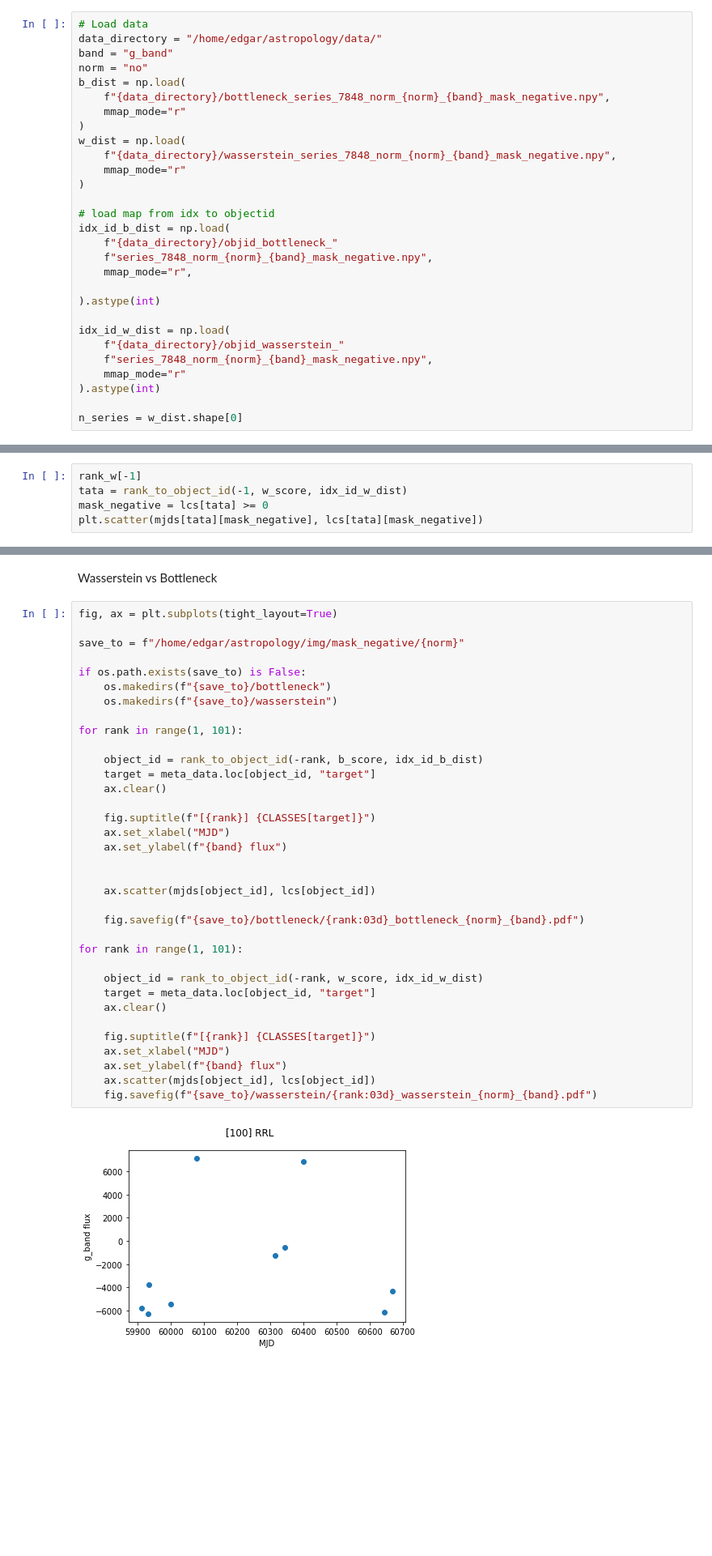
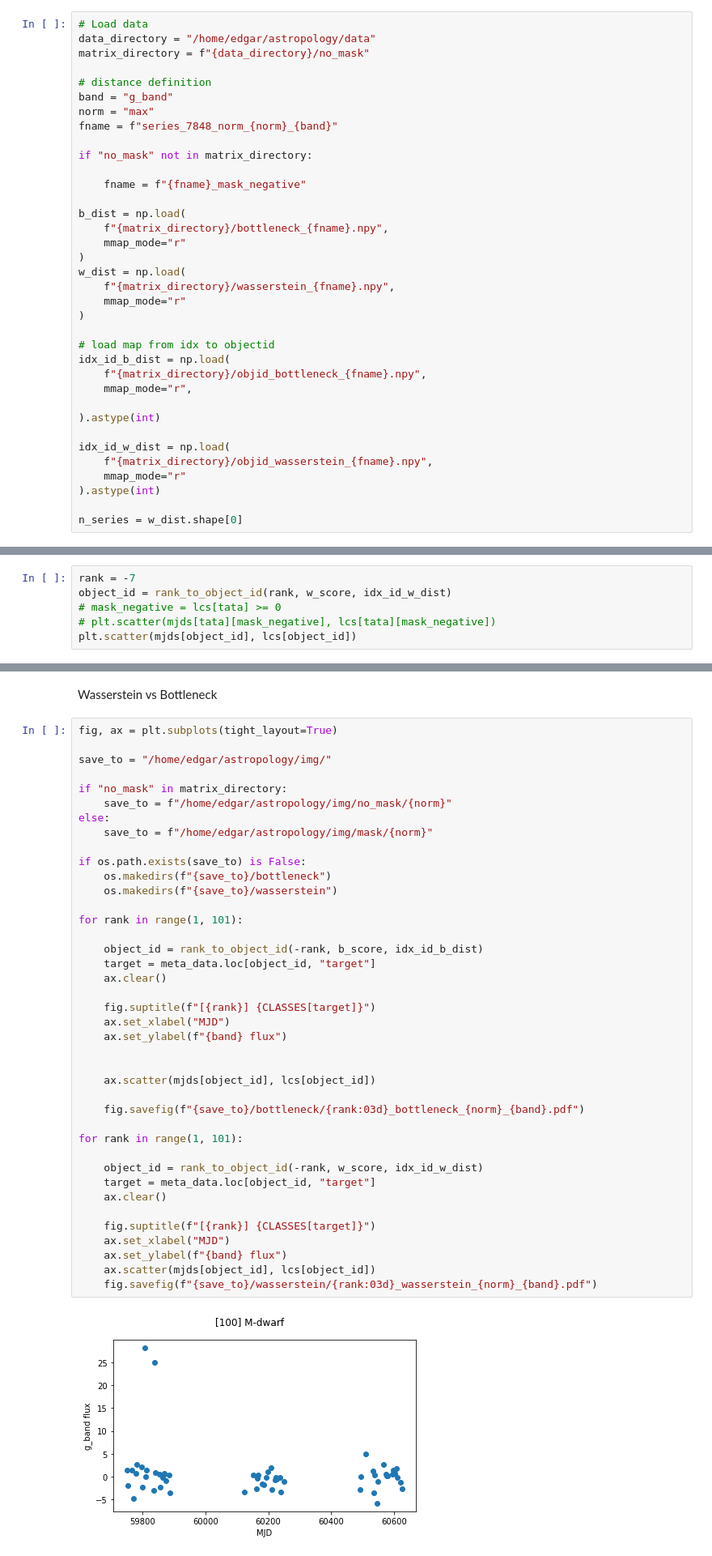
Before and after one commit to cosmic-hi-5/astropology, a Jupyter notebook: anomaly/g_band_plasticc.ipynb, the cells around one changed output, grey strips where cells are left out. Shown: that part at 81% size. Saved outputs shown, nothing was run; the diff lists cells and outputs as text; blank space fills up the shorter version.

```diff
--- a/anomaly/g_band_plasticc.ipynb
+++ b/anomaly/g_band_plasticc.ipynb
@@ -10,28 +11,35 @@ from astropology.plasticc import lcs_from_plasticc
 # %%
 # Load data
-data_directory = "/home/edgar/astropology/data/"
+data_directory = "/home/edgar/astropology/data"
+matrix_directory = f"{data_directory}/no_mask"
+
+# distance definition
 band = "g_band"
-norm = "no"
+norm = "max"
+fname = f"series_7848_norm_{norm}_{band}"
+
+if "no_mask" not in matrix_directory:
+
+    fname = f"{fname}_mask_negative"
+
 b_dist = np.load(
-    f"{data_directory}/bottleneck_series_7848_norm_{norm}_{band}_mask_negative.npy",
+    f"{matrix_directory}/bottleneck_{fname}.npy",
     mmap_mode="r"
 )
 w_dist = np.load(
-    f"{data_directory}/wasserstein_series_7848_norm_{norm}_{band}_mask_negative.npy",
+    f"{matrix_directory}/wasserstein_{fname}.npy",
     mmap_mode="r"
 )
 
 # load map from idx to objectid
 idx_id_b_dist = np.load(
-    f"{data_directory}/objid_bottleneck_"
-    f"series_7848_norm_{norm}_{band}_mask_negative.npy",
+    f"{matrix_directory}/objid_bottleneck_{fname}.npy",
     mmap_mode="r",
 
 ).astype(int)
 
 idx_id_w_dist = np.load(
-    f"{data_directory}/objid_wasserstein_"
-    f"series_7848_norm_{norm}_{band}_mask_negative.npy",
+    f"{matrix_directory}/objid_wasserstein_{fname}.npy",
     mmap_mode="r"
 ).astype(int)
 
@@ -174,9 +161,10 @@ rank_b = np.argsort(b_score)
 # %%
 from astropology.plasticc import rank_to_object_id
 # %%
-rank_w[-1]
-tata = rank_to_object_id(-1, w_score, idx_id_w_dist)
-mask_negative = lcs[tata] >= 0
-plt.scatter(mjds[tata][mask_negative], lcs[tata][mask_negative])
+rank = -7
+object_id = rank_to_object_id(rank, w_score, idx_id_w_dist)
+# mask_negative = lcs[tata] >= 0
+# plt.scatter(mjds[tata][mask_negative], lcs[tata][mask_negative])
+plt.scatter(mjds[object_id], lcs[object_id])
 # %% [output]
 <matplotlib.collections.PathCollection at 0x...>
@@ -186,37 +174,42 @@ Wasserstein vs Bottleneck
 # %%
 fig, ax = plt.subplots(tight_layout=True)
 
-save_to = f"/home/edgar/astropology/img/mask_negative/{norm}"
+save_to = "/home/edgar/astropology/img/"
+
+if "no_mask" in matrix_directory:
+    save_to = f"/home/edgar/astropology/img/no_mask/{norm}"
+else:
+    save_to = f"/home/edgar/astropology/img/mask/{norm}"
 
 if os.path.exists(save_to) is False:
     os.makedirs(f"{save_to}/bottleneck")
     os.makedirs(f"{save_to}/wasserstein")
 
 for rank in range(1, 101):
 
     object_id = rank_to_object_id(-rank, b_score, idx_id_b_dist)
     target = meta_data.loc[object_id, "target"]
     ax.clear()
 
     fig.suptitle(f"[{rank}] {CLASSES[target]}")
     ax.set_xlabel("MJD")
     ax.set_ylabel(f"{band} flux")
 
 
     ax.scatter(mjds[object_id], lcs[object_id])
 
     fig.savefig(f"{save_to}/bottleneck/{rank:03d}_bottleneck_{norm}_{band}.pdf")
 
 for rank in range(1, 101):
 
     object_id = rank_to_object_id(-rank, w_score, idx_id_w_dist)
     target = meta_data.loc[object_id, "target"]
     ax.clear()
 
     fig.suptitle(f"[{rank}] {CLASSES[target]}")
     ax.set_xlabel("MJD")
     ax.set_ylabel(f"{band} flux")
     ax.scatter(mjds[object_id], lcs[object_id])
     fig.savefig(f"{save_to}/wasserstein/{rank:03d}_wasserstein_{norm}_{band}.pdf")
 # %% [output]
-[figure, old version]
+[figure, new version]
```
Also changed, not shown: parts of 6 cells of this notebook, 1 other file.
